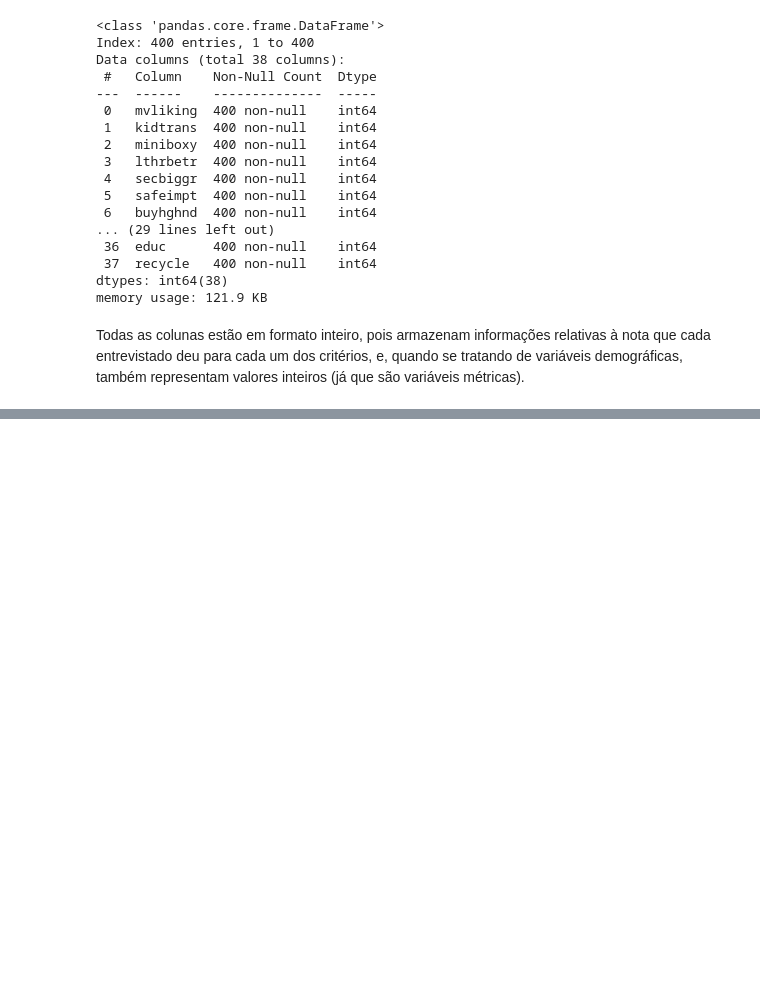
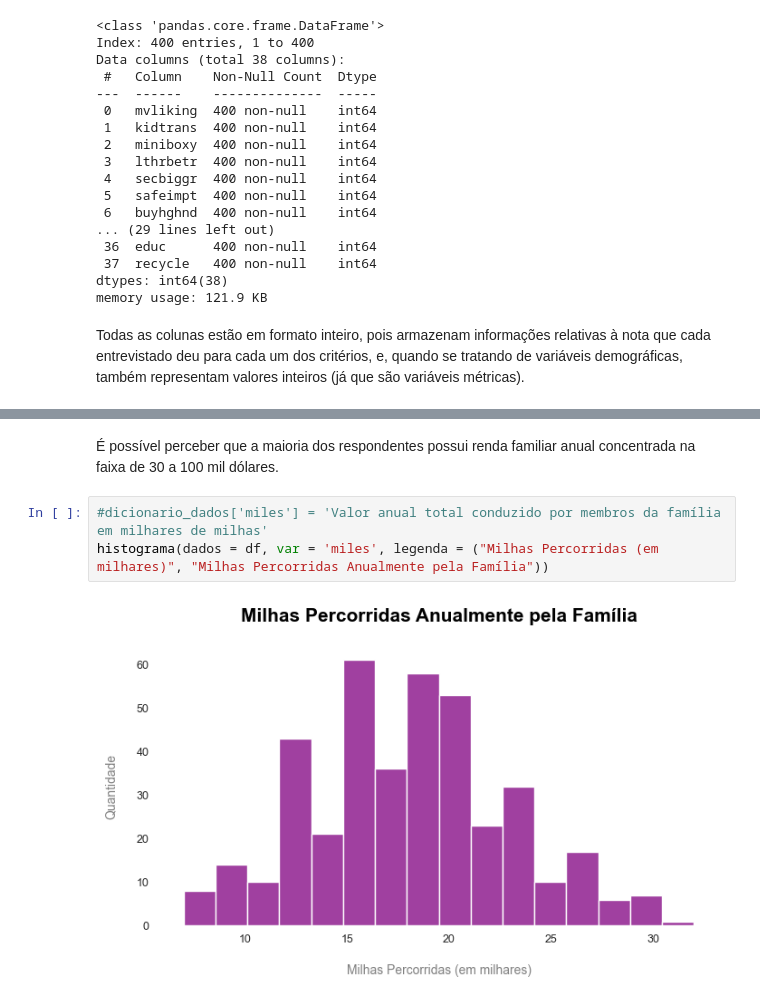
Before and after one commit to lazarocordeirosilva/SegmentacaoClientes, a Jupyter notebook: notebook/SegmentacaoClientes.ipynb, the cells around one changed output, grey strips where cells are left out. Saved outputs shown, nothing was run; the diff lists cells and outputs as text; blank space fills up the shorter version.

```diff
--- a/notebook/SegmentacaoClientes.ipynb
+++ b/notebook/SegmentacaoClientes.ipynb
@@ -189,0 +289,7 @@ Todas as colunas estão em formato inteiro, pois armazenam informações relativ
+# %% [markdown]
+É possível perceber que a maioria dos respondentes possui renda familiar anual concentrada na faixa de 30 a 100 mil dólares.
+# %%
+#dicionario_dados['miles'] = 'Valor anual total conduzido por membros da família em milhares de milhas'
+histograma(dados = df, var = 'miles', legenda = ("Milhas Percorridas (em milhares)", "Milhas Percorridas Anualmente pela Família"))
+# %% [output]
+[figure, added]
```
Also changed, not shown: parts of 22 cells of this notebook.
